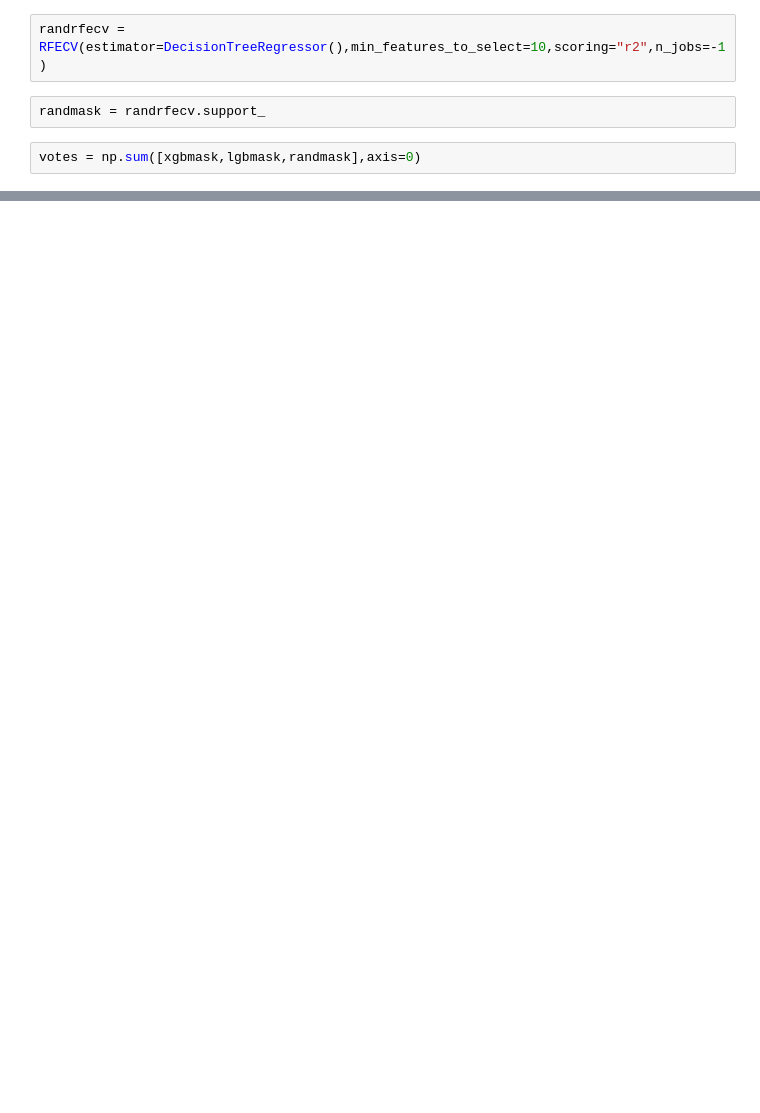
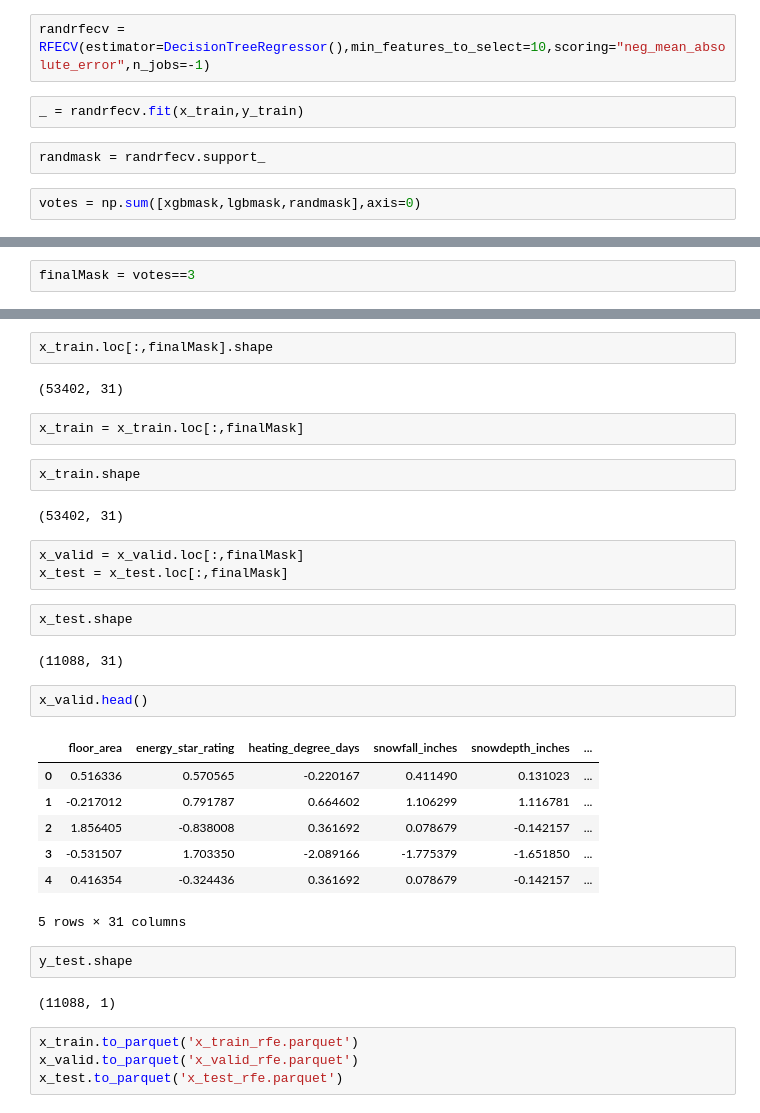
Before and after one commit to va9run/phildelphia, a Jupyter notebook: featureEngineering_RFE(Voting).ipynb, the cells around one changed output, grey strips where cells are left out. Drawn from its saved outputs; the diff is of its cells as text; blank space fills up the shorter version.

```diff
--- a/featureEngineering_RFE(Voting).ipynb
+++ b/featureEngineering_RFE(Voting).ipynb
@@ -42,7 +40,9 @@ _ = lgrfecv.fit(x_train,y_train)
 # %%
 lgbmask = lgrfecv.support_
 # %%
-randrfecv = RFECV(estimator=DecisionTreeRegressor(),min_features_to_select=10,scoring="r2",n_jobs=-1)
+randrfecv = RFECV(estimator=DecisionTreeRegressor(),min_features_to_select=10,scoring="neg_mean_absolute_error",n_jobs=-1)
+# %%
+_ = randrfecv.fit(x_train,y_train)
 # %%
 randmask = randrfecv.support_
 # %%
@@ -51,0 +56,2 @@ votes
+# %%
+finalMask = votes==3
@@ -51,0 +67,35 @@ votes
+# %%
+x_train.loc[:,finalMask].shape
+# %% [output]
+(53402, 31)
+# %%
+x_train = x_train.loc[:,finalMask]
+# %%
+x_train.shape
+# %% [output]
+(53402, 31)
+# %%
+x_valid = x_valid.loc[:,finalMask]
+x_test = x_test.loc[:,finalMask]
+# %%
+x_test.shape
+# %% [output]
+(11088, 31)
+# %%
+x_valid.head()
+# %% [output]
+|  | floor_area | energy_star_rating | heating_degree_days | snowfall_inches | snowdepth_inches | ... |
+| 0 | 0.516336 | 0.570565 | -0.220167 | 0.411490 | 0.131023 | ... |
+| 1 | -0.217012 | 0.791787 | 0.664602 | 1.106299 | 1.116781 | ... |
+| 2 | 1.856405 | -0.838008 | 0.361692 | 0.078679 | -0.142157 | ... |
+| 3 | -0.531507 | 1.703350 | -2.089166 | -1.775379 | -1.651850 | ... |
+| 4 | 0.416354 | -0.324436 | 0.361692 | 0.078679 | -0.142157 | ... |
+5 rows × 31 columns
+# %%
+y_test.shape
+# %% [output]
+(11088, 1)
+# %%
+x_train.to_parquet('x_train_rfe.parquet')
+x_valid.to_parquet('x_valid_rfe.parquet')
+x_test.to_parquet('x_test_rfe.parquet')
```
Also changed, not shown: parts of 7 cells of this notebook, 4 other files.
